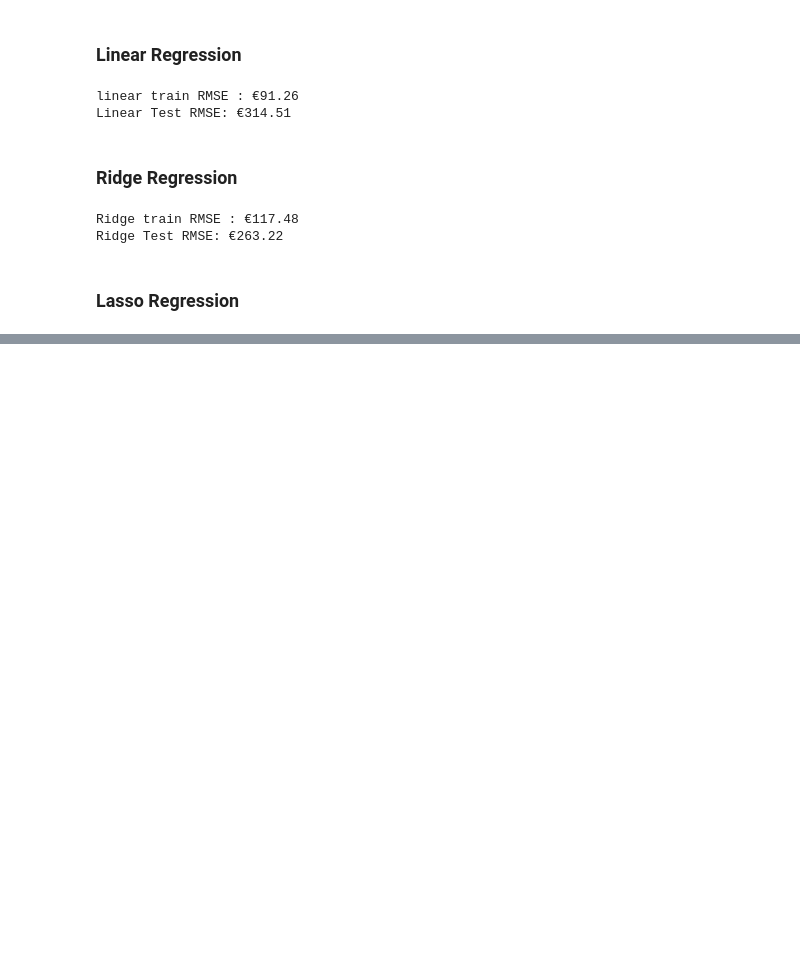
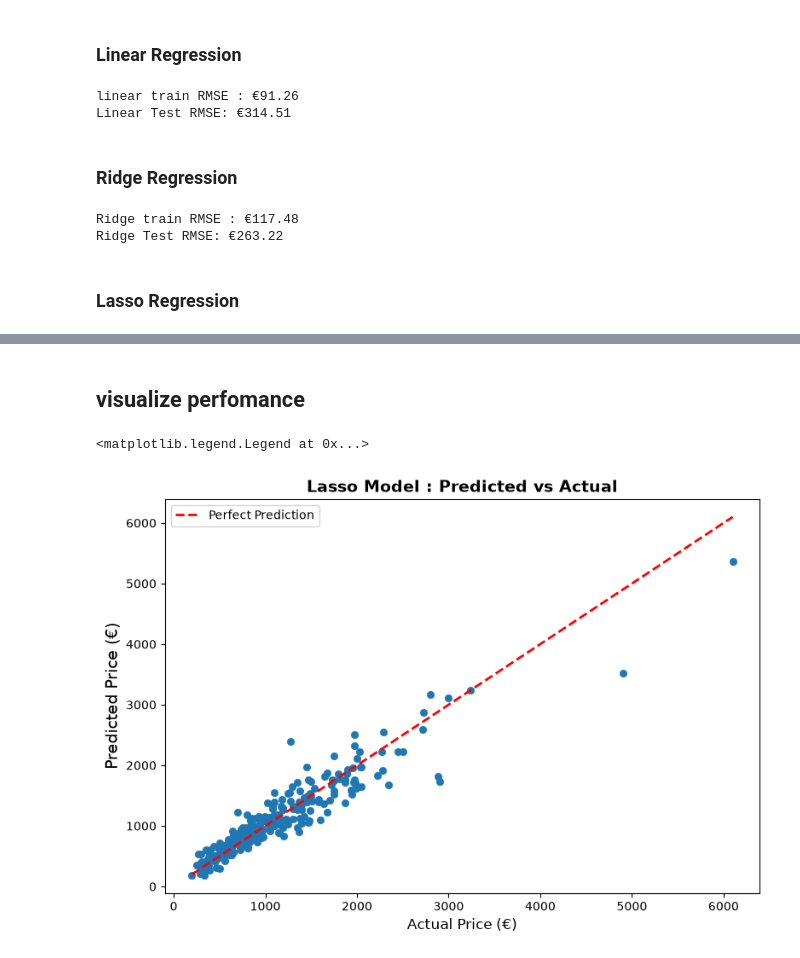
Before and after one commit to G-Gakii/laptop_price_predictor, a Jupyter notebook: notebook/03_price_prediction.ipynb, the cells around one changed output, grey strips where cells are left out. Saved outputs shown, nothing was run; the diff lists cells and outputs as text; code cells hidden in the pictures; blank space fills up the shorter version.

Commit message:
Build and compare laptop price prediction models

```diff
--- a/notebook/03_price_prediction.ipynb
+++ b/notebook/03_price_prediction.ipynb
@@ -150,3 +150,11 @@ lasso_model=make_pipeline(
     StandardScaler(),
     LassoCV(alphas=np.logspace(-4,2,100),max_iter=10000)
 )
+
+lasso_model.fit(X_train,y_train)
+
+lasso_train_rmse=get_rmse(lasso_model,X_train,y_train)
+lasso_test_rmse=get_rmse(lasso_model,X_test,y_test)
+
+print(f"Lasso train RMSE : €{lasso_train_rmse:,.2f}")
+print(f"Lasso Test RMSE: €{lasso_test_rmse:,.2f}")
@@ -152,0 +185,15 @@ lasso_model=make_pipeline(
+# %% [markdown]
+## visualize perfomance
+# %%
+y_pred_lasso=lasso_model.predict(X_test)
+fig,ax=plt.subplots(figsize=(9,6))
+ax.scatter(y_test,y_pred_lasso,linewidths=0.5)
+ideal_line=np.linspace(y_test.min(),y_test.max(),100)
+ax.plot(ideal_line,ideal_line,color="red",linestyle="--",linewidth=2,label="Perfect Prediction")
+ax.set_xlabel("Actual Price (€)",fontsize=12)
+ax.set_ylabel("Predicted Price (€)",fontsize=14)
+ax.set_title("Lasso Model : Predicted vs Actual",fontweight="bold",fontsize=14)
+ax.legend()
+# %% [output]
+<matplotlib.legend.Legend at 0x...>
+[figure, added]
```
Also changed, not shown: parts of 6 cells of this notebook, 1 other file.
